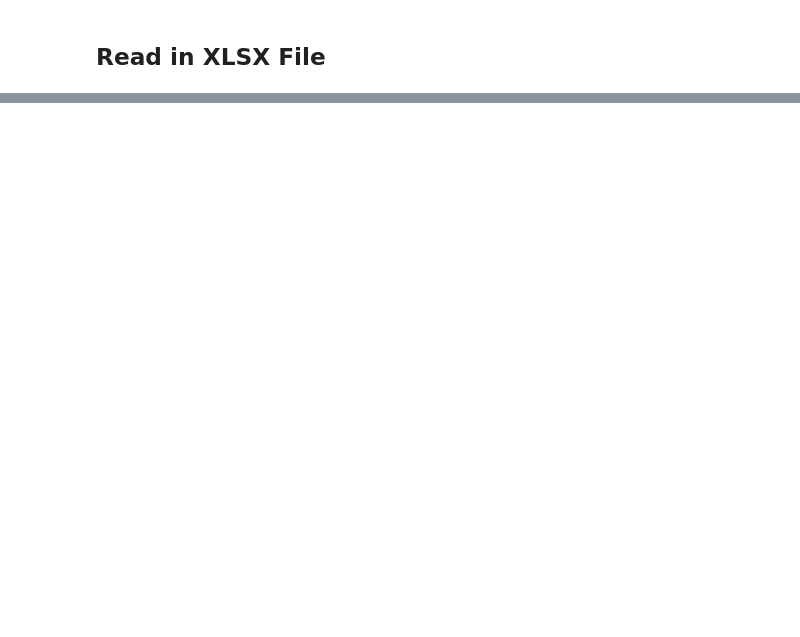
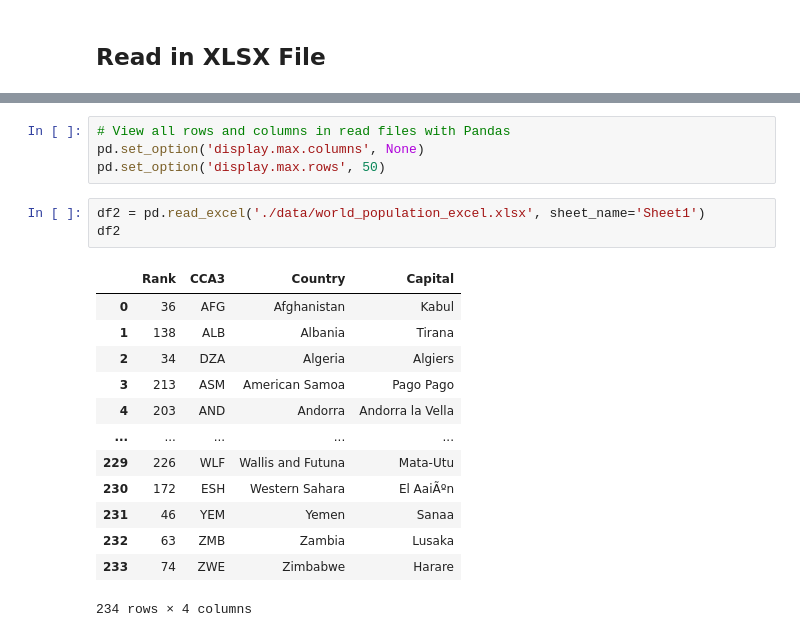
Before and after one commit to krasigarev/Data_Cleaning, a Jupyter notebook: Reading_files_in_Pandas.ipynb, the cells around one changed output, grey strips where cells are left out. Cells and saved outputs as stored; diff of their text form; blank space fills up the shorter version.

```diff
--- a/Reading_files_in_Pandas.ipynb
+++ b/Reading_files_in_Pandas.ipynb
@@ -12,0 +125,21 @@ import pandas as pd
+# %%
+# View all rows and columns in read files with Pandas
+pd.set_option('display.max.columns', None)
+pd.set_option('display.max.rows', 50)
+# %%
+df2 = pd.read_excel('./data/world_population_excel.xlsx', sheet_name='Sheet1')
+df2
+# %% [output]
+|  | Rank | CCA3 | Country | Capital |
+| 0 | 36 | AFG | Afghanistan | Kabul |
+| 1 | 138 | ALB | Albania | Tirana |
+| 2 | 34 | DZA | Algeria | Algiers |
+| 3 | 213 | ASM | American Samoa | Pago Pago |
+| 4 | 203 | AND | Andorra | Andorra la Vella |
+| ... | ... | ... | ... | ... |
+| 229 | 226 | WLF | Wallis and Futuna | Mata-Utu |
+| 230 | 172 | ESH | Western Sahara | El AaiÃºn |
+| 231 | 46 | YEM | Yemen | Sanaa |
+| 232 | 63 | ZMB | Zambia | Lusaka |
+| 233 | 74 | ZWE | Zimbabwe | Harare |
+234 rows × 4 columns
```
Also changed, not shown: parts of 14 cells of this notebook.
